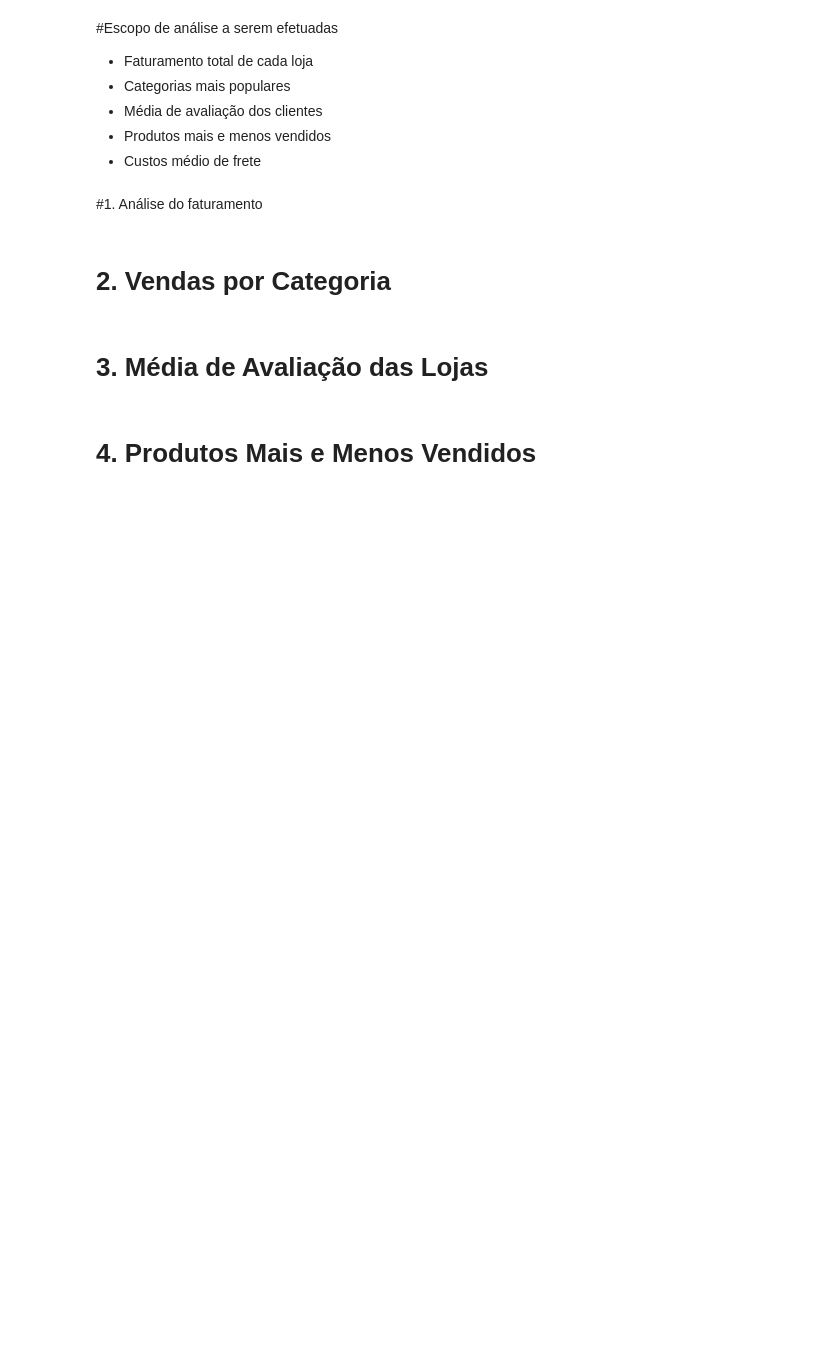
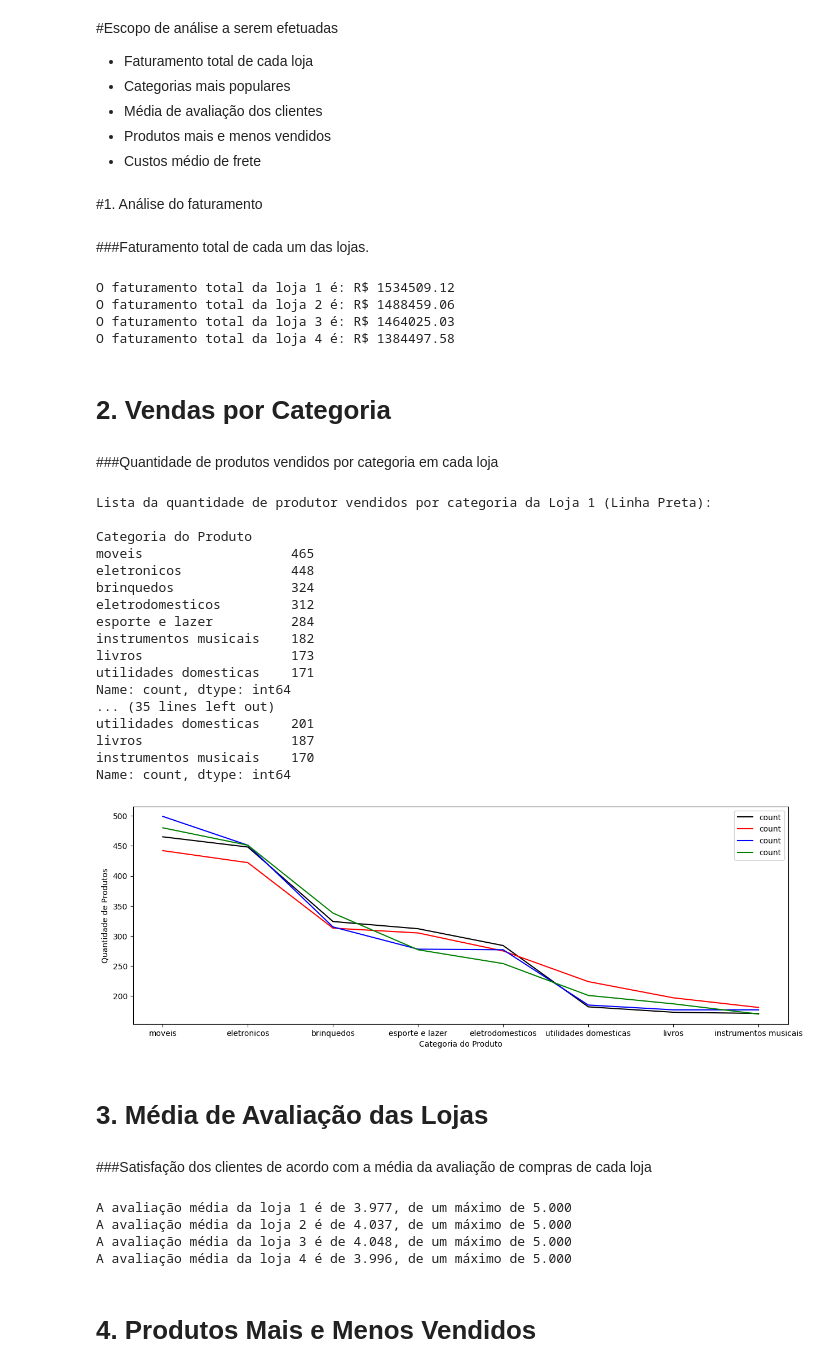
Before and after one commit to RodrigoMeneghettiEducation/AluraStoreBrasilChallengeDataSciencePythonPandas, a Jupyter notebook: AluraStoreBrasil.ipynb, the cells around one changed output. Saved outputs shown, nothing was run; the diff lists cells and outputs as text; code cells hidden in the pictures; blank space fills up the shorter version.

```diff
--- a/AluraStoreBrasil.ipynb
+++ b/AluraStoreBrasil.ipynb
@@ -70,9 +70,86 @@ loja4.head()
 * Custos médio de frete
 # %% [markdown]
 #1. Análise do faturamento
+# %% [markdown]
+###Faturamento total de cada um das lojas.
+# %%
+#Calculando o faturamento total de cada loja, somando os valores da coluna "Preço".
+faturamento_loja1 = loja1["Preço"].sum()
+faturamento_loja2 = loja2["Preço"].sum()
+faturamento_loja3 = loja3["Preço"].sum()
+faturamento_loja4 = loja4["Preço"].sum()
+
+#Exibindo os valores de faturamento total de cada loja.
+print(f"O faturamento total da loja 1 é: R$ {faturamento_loja1}")
+print(f"O faturamento total da loja 2 é: R$ {faturamento_loja2}")
+print(f"O faturamento total da loja 3 é: R$ {faturamento_loja3}")
+print(f"O faturamento total da loja 4 é: R$ {faturamento_loja4}")
+# %% [output]
+O faturamento total da loja 1 é: R$ 1534509.12
+O faturamento total da loja 2 é: R$ 1488459.06
+O faturamento total da loja 3 é: R$ 1464025.03
+O faturamento total da loja 4 é: R$ 1384497.58
 # %% [markdown]
 # 2. Vendas por Categoria
+# %% [markdown]
+###Quantidade de produtos vendidos por categoria em cada loja
+# %%
+#Calculando a quantidade de produtos vendidos por categoria de cada loja.
+qtd_produtos_por_categoria_loja1 = loja1['Categoria do Produto'].value_counts()
+qtd_produtos_por_categoria_loja2 = loja2['Categoria do Produto'].value_counts()
+qtd_produtos_por_categoria_loja3 = loja3['Categoria do Produto'].value_counts()
+qtd_produtos_por_categoria_loja4 = loja4['Categoria do Produto'].value_counts()
+
+#Exibindo os valores de quantidade de produtor vendidos por ategoria de cada loja.
+print(f"Lista da quantidade de produtor vendidos por categoria da Loja 1 (Linha Preta): \n\n{qtd_produtos_por_categoria_loja1}\n")
+print(f"Lista da quantidade de produtor vendidos por categoria da Loja 2 (Linha Vermelha): \n\n{qtd_produtos_por_categoria_loja2}\n")
+print(f"Lista da quantidade de produtor vendidos por categoria da Loja 3 (Linha Azul): \n\n{qtd_produtos_por_categoria_loja3}\n")
+print(f"Lista da quantidade de produtor vendidos por categoria da Loja 4 (Linha Verde): \n\n{qtd_produtos_por_categoria_loja4}\n")
+
+#Plotagem de gráfico tipo linhas em sobreposição das 4 lojas para comparação dos valores obtidos.
+qtd_produtos_por_categoria_loja1.plot(kind='line', legend='Loja1', ylabel="Quantidade de Produtos", figsize=(15, 5), color ='black');
+qtd_produtos_por_categoria_loja2.plot(kind='line', legend='Loja2', ylabel="Quantidade de Produtos", figsize=(15, 5), color ='red');
+qtd_produtos_por_categoria_loja3.plot(kind='line', legend='Loja3', ylabel="Quantidade de Produtos", figsize=(15, 5), color ='blue');
+qtd_produtos_por_categoria_loja4.plot(kind='line', legend='Loja4', ylabel="Quantidade de Produtos", figsize=(15, 5), color ='green');
+# %% [output]
+Lista da quantidade de produtor vendidos por categoria da Loja 1 (Linha Preta):
+
+Categoria do Produto
+moveis                   465
+eletronicos              448
+brinquedos               324
+eletrodomesticos         312
+esporte e lazer          284
+instrumentos musicais    182
+livros                   173
+utilidades domesticas    171
+Name: count, dtype: int64
+... (35 lines left out)
+utilidades domesticas    201
+livros                   187
+instrumentos musicais    170
+Name: count, dtype: int64
+[figure, added]
 # %% [markdown]
 # 3. Média de Avaliação das Lojas
+# %% [markdown]
+###Satisfação dos clientes de acordo com a média da avaliação de compras de cada loja
+# %%
+#Calculando a média dos valores de "Avaliação de Compras" de cada loja.
+avaliacao_loja1 = loja1["Avaliação da compra"].mean()
+avaliacao_loja2 = loja2["Avaliação da compra"].mean()
+avaliacao_loja3 = loja3["Avaliação da compra"].mean()
+avaliacao_loja4 = loja4["Avaliação da compra"].mean()
+
+#Exibindo os valores de média da "Avaliação de Compras" de cada loja.
+print(f"A avaliação média da loja 1 é de {avaliacao_loja1.round(3)}, de um máximo de 5.000")
+print(f"A avaliação média da loja 2 é de {avaliacao_loja2.round(3)}, de um máximo de 5.000")
+print(f"A avaliação média da loja 3 é de {avaliacao_loja3.round(3)}, de um máximo de 5.000")
+print(f"A avaliação média da loja 4 é de {avaliacao_loja4.round(3)}, de um máximo de 5.000")
+# %% [output]
+A avaliação média da loja 1 é de 3.977, de um máximo de 5.000
+A avaliação média da loja 2 é de 4.037, de um máximo de 5.000
+A avaliação média da loja 3 é de 4.048, de um máximo de 5.000
+A avaliação média da loja 4 é de 3.996, de um máximo de 5.000
 # %% [markdown]
 # 4. Produtos Mais e Menos Vendidos
```
Also changed, not shown: parts of 9 cells of this notebook.
